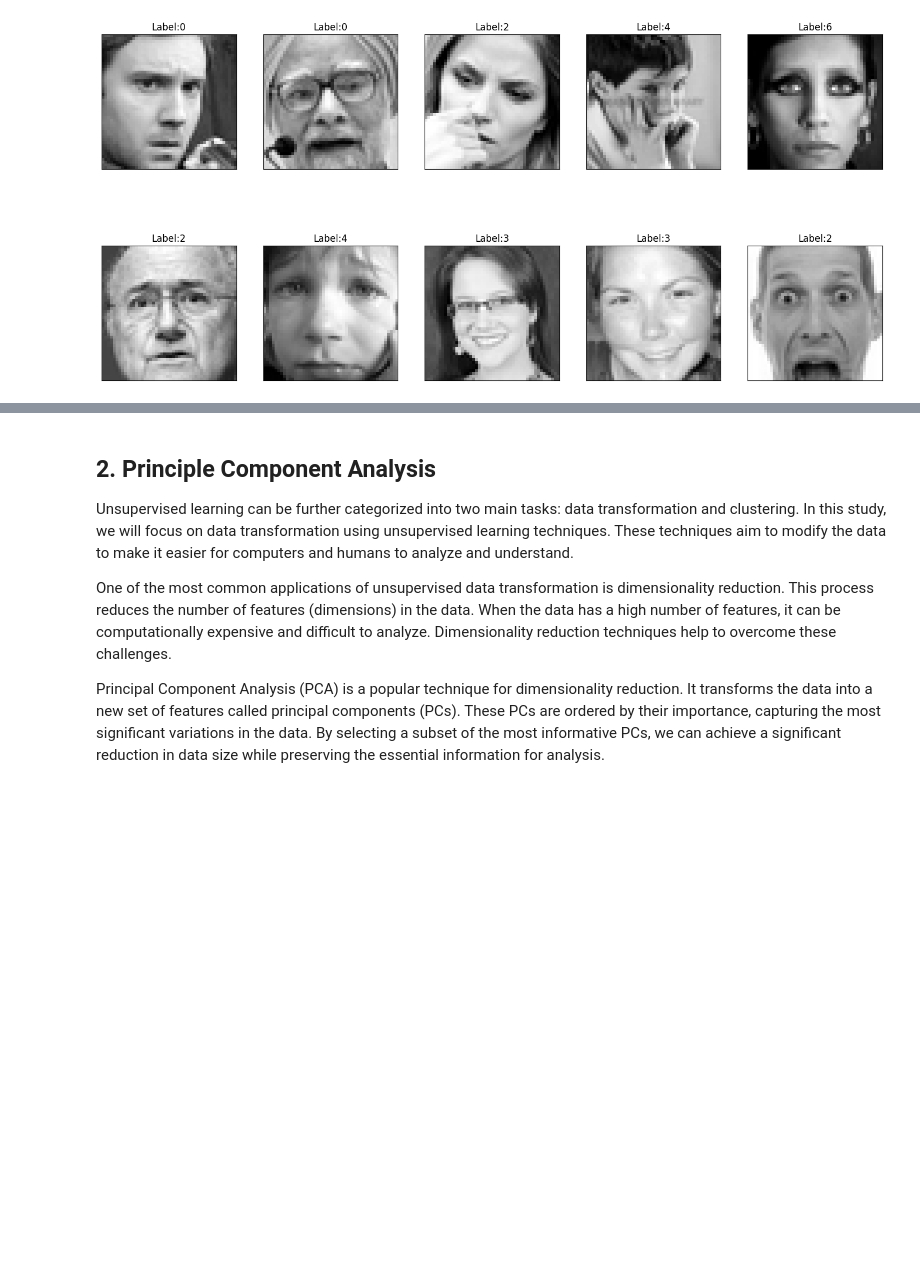
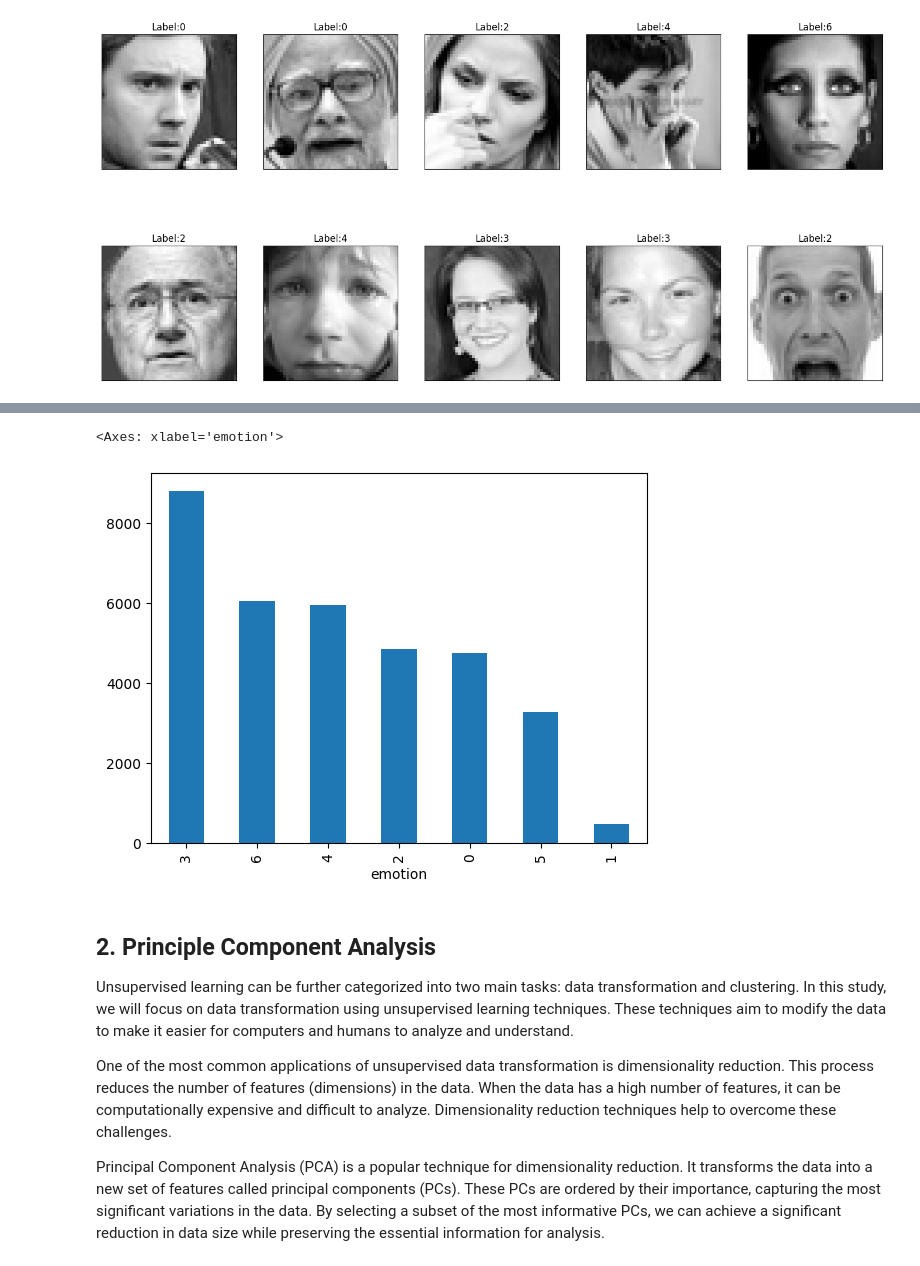
Before and after one commit to greyyT/Fundamental-ML, a Jupyter notebook: notebooks/EDA.ipynb, the cells around one changed output, grey strips where cells are left out. Cells and saved outputs as stored; diff of their text form; code cells hidden in the pictures; blank space fills up the shorter version.

```diff
--- a/notebooks/EDA.ipynb
+++ b/notebooks/EDA.ipynb
@@ -62,3 +101,9 @@ show_img(images, labels)
+# %%
+# Count the number of each label
+df['emotion'].value_counts().plot(kind='bar')
+# %% [output]
+<Axes: xlabel='emotion'>
+[figure, added]
 # %% [markdown]
 ## 2. Principle Component Analysis
 
```
Also changed, not shown: parts of 36 cells of this notebook.
